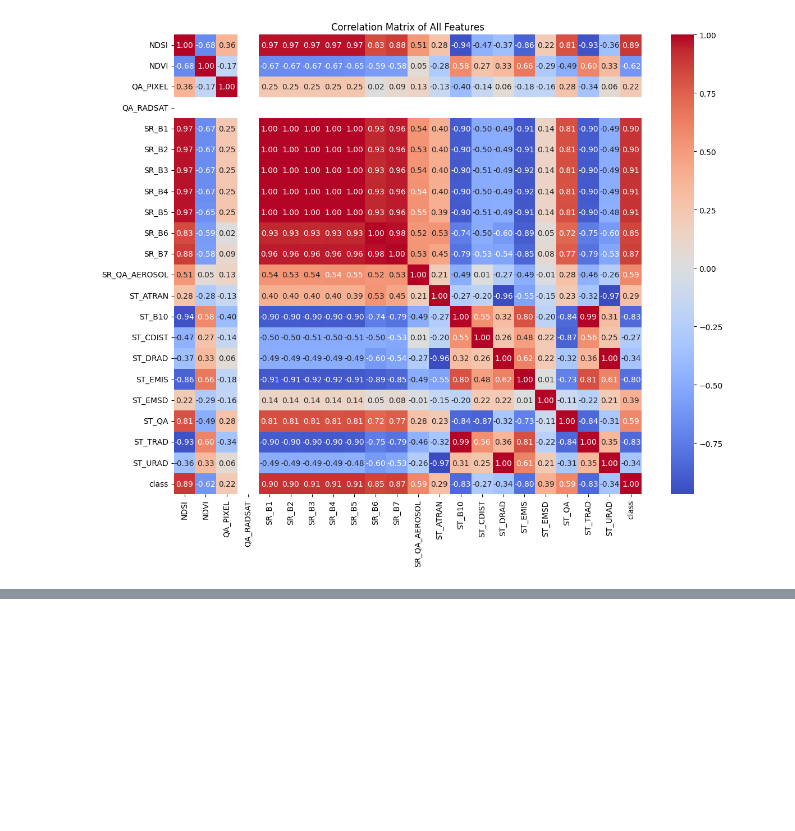
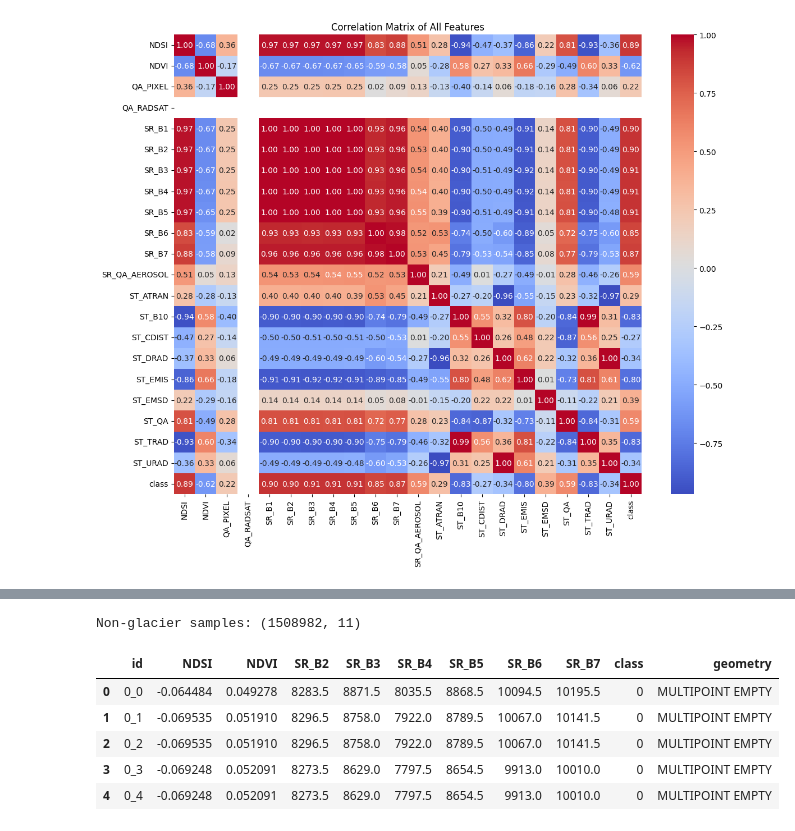
Before and after one commit to emilymacris/DS-4002, a Jupyter notebook: project_3.ipynb, the cells around one changed output, grey strips where cells are left out. Saved outputs shown, nothing was run; the diff lists cells and outputs as text; code cells hidden in the pictures; blank space fills up the shorter version.

```diff
--- a/project_3.ipynb
+++ b/project_3.ipynb
@@ -194,0 +223,22 @@ plt.show()
+# %%
+ngdf1 = gpd.read_file(base_path + 'sample_nonglacier1.geojson')
+ngdf2 = gpd.read_file(base_path + 'sample_nonglacier2.geojson')
+ngdf3 = gpd.read_file(base_path + 'sample_nonglacier3.geojson')
+ngdf4 = gpd.read_file(base_path + 'sample_nonglacier4.geojson')
+ngdf5 = gpd.read_file(base_path + 'sample_nonglacier5.geojson')
+ngdf6 = gpd.read_file(base_path + 'sample_nonglacier6.geojson')
+
+# Combine them all into a single dataframe
+nonglacier_df = pd.concat([ngdf1, ngdf2, ngdf3, ngdf4, ngdf5, ngdf6], ignore_index=True)
+
+# Check shape and preview
+print("Non-glacier samples:", nonglacier_df.shape)
+nonglacier_df.head()
+# %% [output]
+Non-glacier samples: (1508982, 11)
+|  | id | NDSI | NDVI | SR_B2 | SR_B3 | SR_B4 | SR_B5 | SR_B6 | SR_B7 | class | geometry |
+| 0 | 0_0 | -0.064484 | 0.049278 | 8283.5 | 8871.5 | 8035.5 | 8868.5 | 10094.5 | 10195.5 | 0 | MULTIPOINT EMPTY |
+| 1 | 0_1 | -0.069535 | 0.051910 | 8296.5 | 8758.0 | 7922.0 | 8789.5 | 10067.0 | 10141.5 | 0 | MULTIPOINT EMPTY |
+| 2 | 0_2 | -0.069535 | 0.051910 | 8296.5 | 8758.0 | 7922.0 | 8789.5 | 10067.0 | 10141.5 | 0 | MULTIPOINT EMPTY |
+| 3 | 0_3 | -0.069248 | 0.052091 | 8273.5 | 8629.0 | 7797.5 | 8654.5 | 9913.0 | 10010.0 | 0 | MULTIPOINT EMPTY |
+| 4 | 0_4 | -0.069248 | 0.052091 | 8273.5 | 8629.0 | 7797.5 | 8654.5 | 9913.0 | 10010.0 | 0 | MULTIPOINT EMPTY |
```
Also changed, not shown: parts of 12 cells of this notebook.
